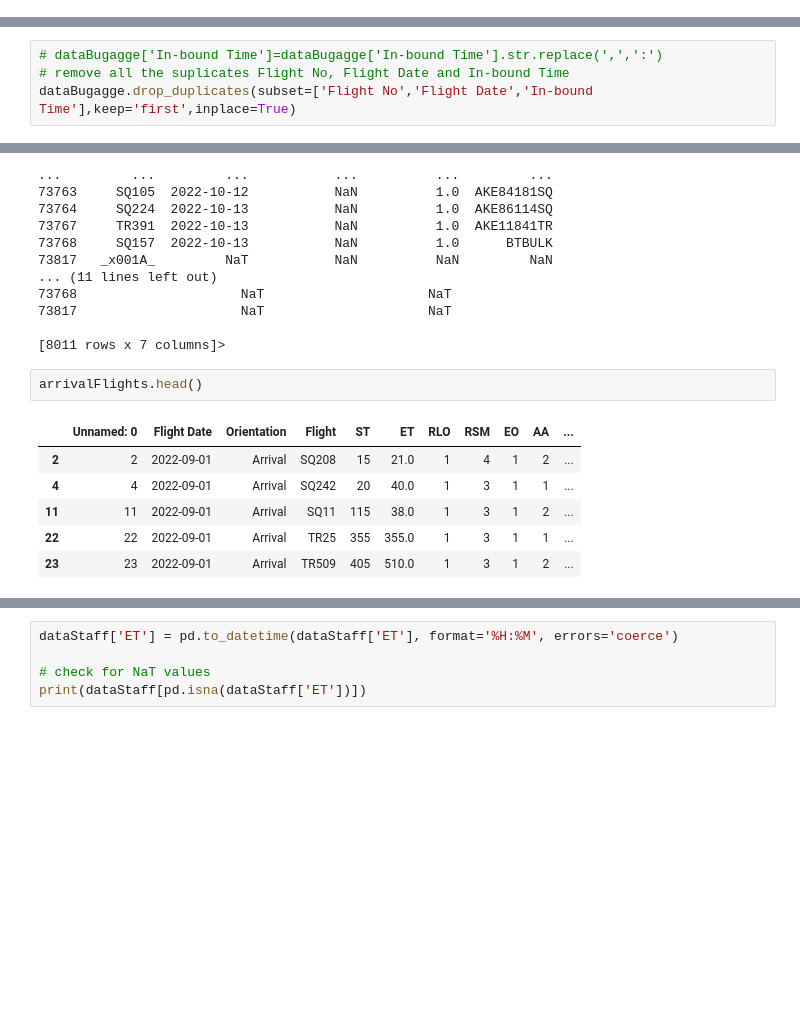
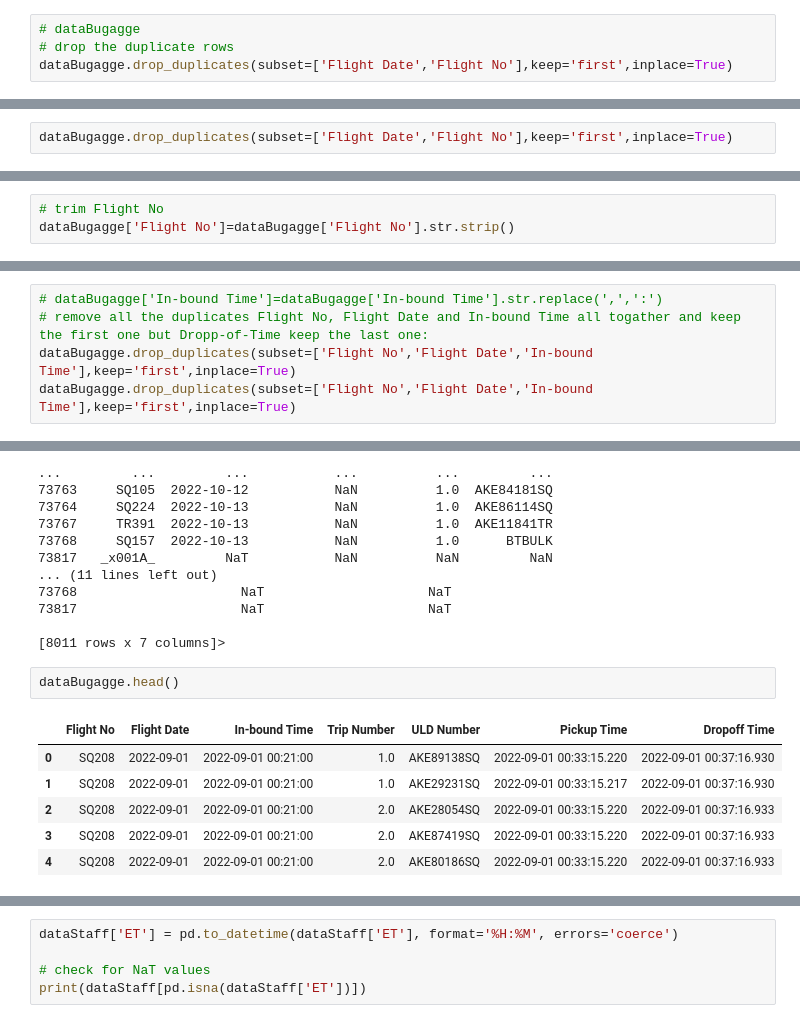
Before and after one commit to mishi-sarfraz/pythonProjects, a Jupyter notebook: FlightData.ipynb, the cells around one changed output, grey strips where cells are left out. Drawn from its saved outputs; the diff is of its cells as text; blank space fills up the shorter version.

```diff
--- a/FlightData.ipynb
+++ b/FlightData.ipynb
@@ -295 +347,5 @@ Index(['Flight No', 'Flight Date', 'In-bound Time', 'Trip Number',
+# %%
+# dataBugagge
+# drop the duplicate rows
+dataBugagge.drop_duplicates(subset=['Flight Date','Flight No'],keep='first',inplace=True)
 # %%
@@ -305,0 +360,2 @@ dtype: object
+# %%
+dataBugagge.drop_duplicates(subset=['Flight Date','Flight No'],keep='first',inplace=True)
@@ -325,6 +394,9 @@ Name: In-bound Time, dtype: object
 # %%
 # remove last three characters
 dataBugagge['In-bound Time']=dataBugagge['In-bound Time'].str[:-3]
+# %%
+# trim Flight No
+dataBugagge['Flight No']=dataBugagge['Flight No'].str.strip()
 # %%
 dataBugagge.head()
 # %% [output]
@@ -419,5 +494,6 @@ dataBugagge.head()
 | 29 | TR25 | 2022-09-01 | 03:55 | 1.0 | AKE84300SQ | 2022-09-01 04:17:01.517 | 2022-09-01 04:22:18.260 |
 # %%
 # dataBugagge['In-bound Time']=dataBugagge['In-bound Time'].str.replace(',',':')
-# remove all the suplicates Flight No, Flight Date and In-bound Time
+# remove all the duplicates Flight No, Flight Date and In-bound Time all togather and keep the first one but Dropp-of-Time keep the last one:
 dataBugagge.drop_duplicates(subset=['Flight No','Flight Date','In-bound Time'],keep='first',inplace=True)
+dataBugagge.drop_duplicates(subset=['Flight No','Flight Date','In-bound Time'],keep='first',inplace=True)
@@ -442,14 +524,14 @@ dataBugagge.head
 
 [8011 rows x 7 columns]>
 # %%
-arrivalFlights.head()
+dataBugagge.head()
 # %% [output]
-|  | Unnamed: 0 | Flight Date | Orientation | Flight | ST | ET | RLO | RSM | EO | AA | ... |
-| 2 | 2 | 2022-09-01 | Arrival | SQ208 | 15 | 21.0 | 1 | 4 | 1 | 2 | ... |
-| 4 | 4 | 2022-09-01 | Arrival | SQ242 | 20 | 40.0 | 1 | 3 | 1 | 1 | ... |
-| 11 | 11 | 2022-09-01 | Arrival | SQ11 | 115 | 38.0 | 1 | 3 | 1 | 2 | ... |
-| 22 | 22 | 2022-09-01 | Arrival | TR25 | 355 | 355.0 | 1 | 3 | 1 | 1 | ... |
-| 23 | 23 | 2022-09-01 | Arrival | TR509 | 405 | 510.0 | 1 | 3 | 1 | 2 | ... |
+|  | Flight No | Flight Date | In-bound Time | Trip Number | ULD Number | Pickup Time | Dropoff Time |
+| 0 | SQ208 | 2022-09-01 | 2022-09-01 00:21:00 | 1.0 | AKE89138SQ | 2022-09-01 00:33:15.220 | 2022-09-01 00:37:16.930 |
+| 1 | SQ208 | 2022-09-01 | 2022-09-01 00:21:00 | 1.0 | AKE29231SQ | 2022-09-01 00:33:15.217 | 2022-09-01 00:37:16.930 |
+| 2 | ﻿SQ208 | 2022-09-01 | 2022-09-01 00:21:00 | 2.0 | AKE28054SQ | 2022-09-01 00:33:15.220 | 2022-09-01 00:37:16.933 |
+| 3 | SQ208 | 2022-09-01 | 2022-09-01 00:21:00 | 2.0 | AKE87419SQ | 2022-09-01 00:33:15.220 | 2022-09-01 00:37:16.933 |
+| 4 | SQ208 | 2022-09-01 | 2022-09-01 00:21:00 | 2.0 | AKE80186SQ | 2022-09-01 00:33:15.220 | 2022-09-01 00:37:16.933 |
 # %%
 dataStaff.head()
 # %% [output]
```
Also changed, not shown: parts of 82 cells of this notebook.
